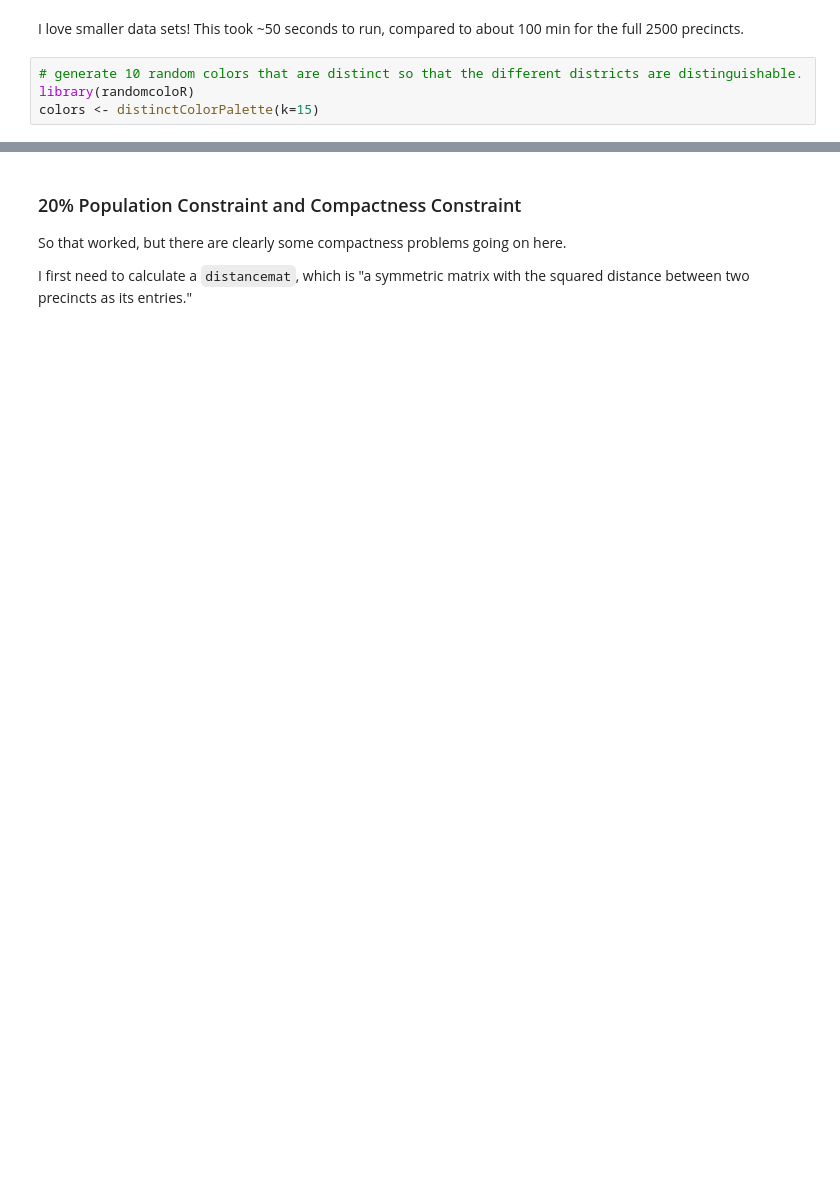
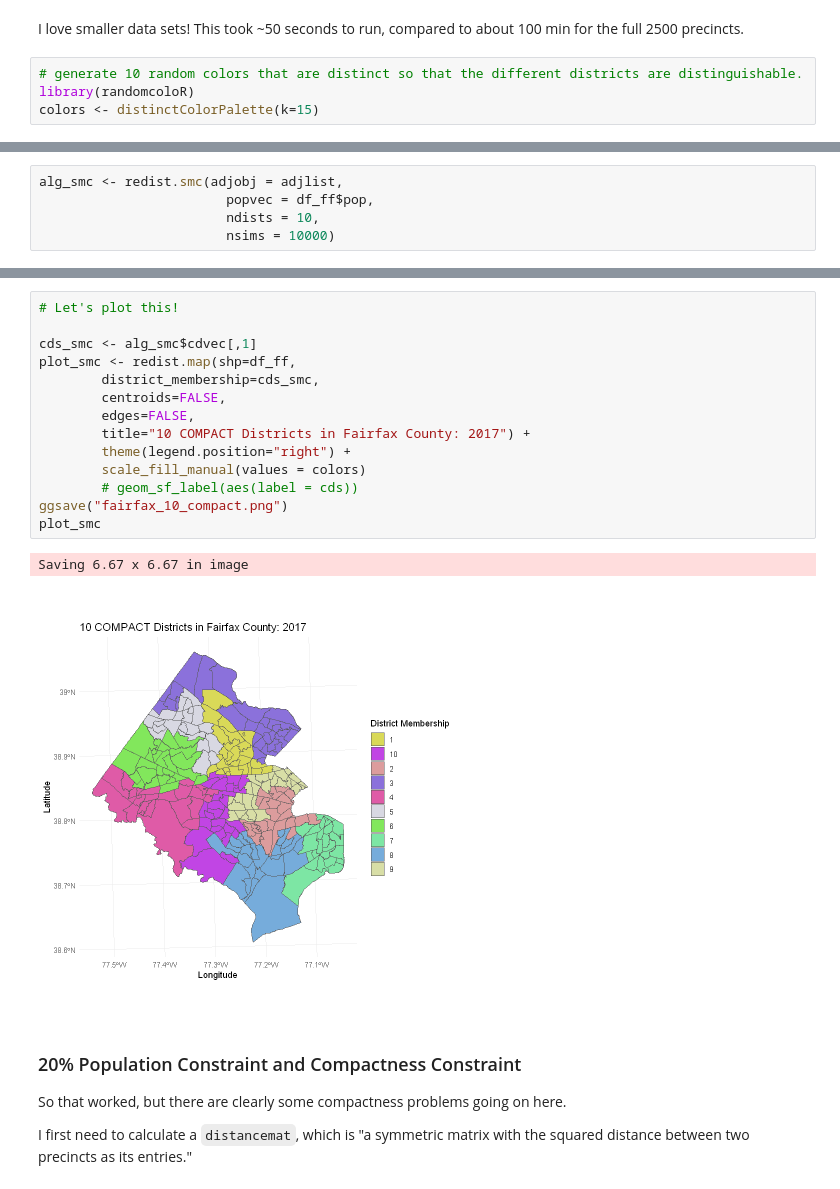
Before and after one commit to madeleinegoertz/ap-research-redistricting, a Jupyter notebook: mcmc/mggg-2017/VA_2017_FAIRFAX_COUNTY.ipynb, the cells around one changed output, grey strips where cells are left out. Saved outputs shown, nothing was run; the diff lists cells and outputs as text; blank space fills up the shorter version.

```diff
--- a/mcmc/mggg-2017/VA_2017_FAIRFAX_COUNTY.ipynb
+++ b/mcmc/mggg-2017/VA_2017_FAIRFAX_COUNTY.ipynb
@@ -202,0 +238,5 @@ Saving 6.67 x 6.67 in image
+# %%
+alg_smc <- redist.smc(adjobj = adjlist,
+                        popvec = df_ff$pop,
+                        ndists = 10,
+                        nsims = 10000)
@@ -203,3 +393,20 @@ Saving 6.67 x 6.67 in image
+# %%
+# Let's plot this!
+
+cds_smc <- alg_smc$cdvec[,1]
+plot_smc <- redist.map(shp=df_ff,
+        district_membership=cds_smc,
+        centroids=FALSE,
+        edges=FALSE,
+        title="10 COMPACT Districts in Fairfax County: 2017") +
+        theme(legend.position="right") +
+        scale_fill_manual(values = colors)
+        # geom_sf_label(aes(label = cds))
+ggsave("fairfax_10_compact.png")
+plot_smc
+# %% [output]
+Saving 6.67 x 6.67 in image
+[figure, added]
 # %% [markdown]
 ### 20% Population Constraint and Compactness Constraint
 
```
Also changed, not shown: parts of 21 cells of this notebook.
